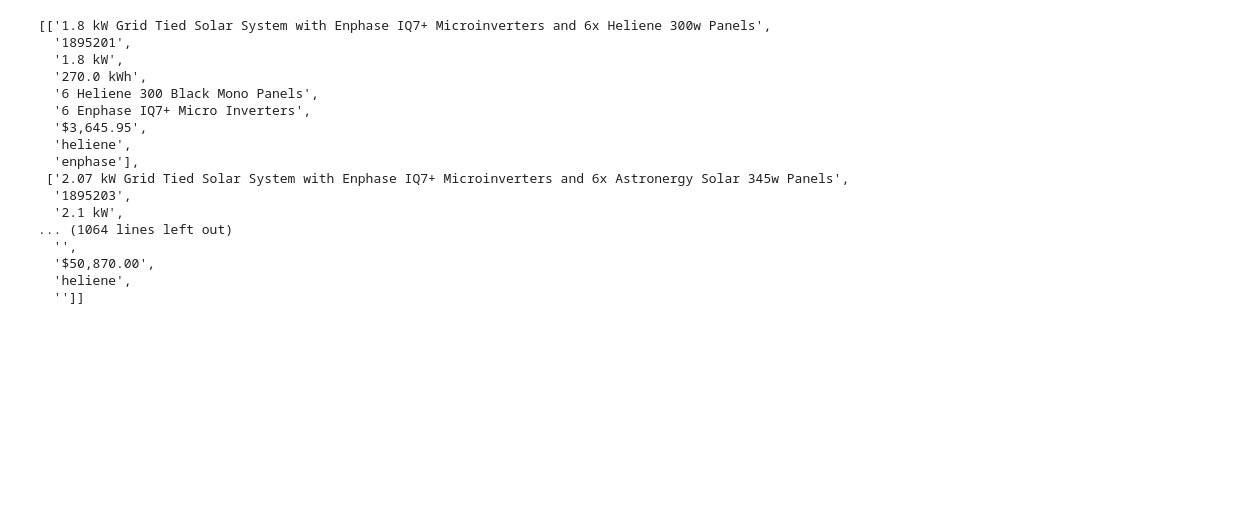
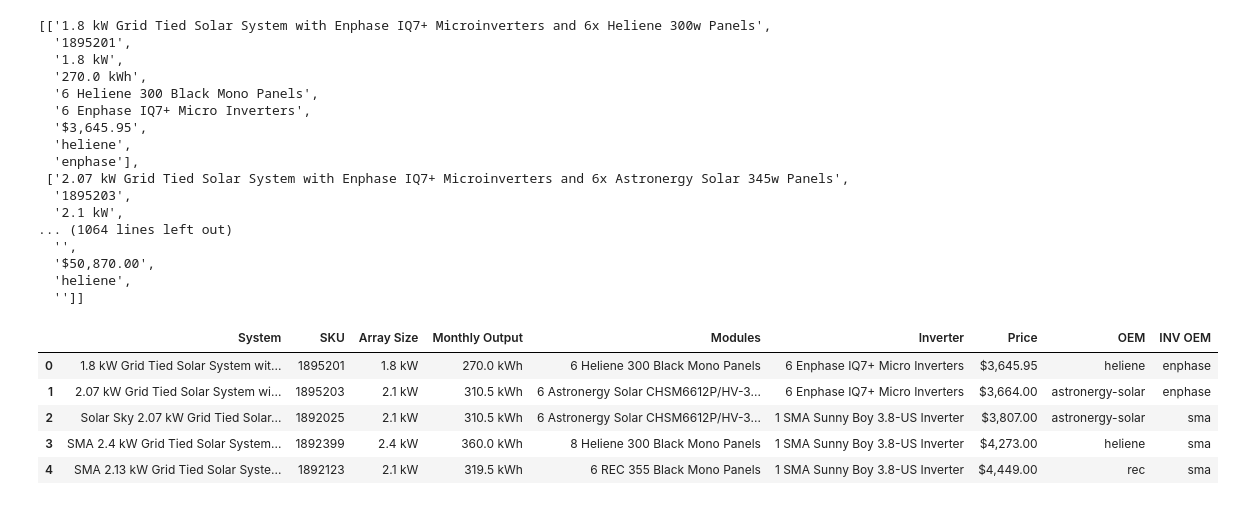
Before and after one commit to tahentx/gridshift, a Jupyter notebook: hardwarecosts.ipynb, the cells around one changed output. Cells and saved outputs as stored; diff of their text form; code cells hidden in the pictures; blank space fills up the shorter version.

Commit message:
convert lists to dataframe

```diff
--- a/hardwarecosts.ipynb
+++ b/hardwarecosts.ipynb
@@ -78,3 +78,15 @@ packages
   '$50,870.00',
   'heliene',
   '']]
+# %%
+columns = ['System','SKU','Array Size','Monthly Output','Modules','Inverter','Price','OEM',' INV OEM']
+df = pd.DataFrame(packages,columns=columns)
+# %%
+df.head()
+# %% [output]
+|  | System | SKU | Array Size | Monthly Output | Modules | Inverter | Price | OEM | INV OEM |
+| 0 | 1.8 kW Grid Tied Solar System wit... | 1895201 | 1.8 kW | 270.0 kWh | 6 Heliene 300 Black Mono Panels | 6 Enphase IQ7+ Micro Inverters | $3,645.95 | heliene | enphase |
+| 1 | 2.07 kW Grid Tied Solar System wi... | 1895203 | 2.1 kW | 310.5 kWh | 6 Astronergy Solar CHSM6612P/HV-3... | 6 Enphase IQ7+ Micro Inverters | $3,664.00 | astronergy-solar | enphase |
+| 2 | Solar Sky 2.07 kW Grid Tied Solar... | 1892025 | 2.1 kW | 310.5 kWh | 6 Astronergy Solar CHSM6612P/HV-3... | 1 SMA Sunny Boy 3.8-US Inverter | $3,807.00 | astronergy-solar | sma |
+| 3 | SMA 2.4 kW Grid Tied Solar System... | 1892399 | 2.4 kW | 360.0 kWh | 8 Heliene 300 Black Mono Panels | 1 SMA Sunny Boy 3.8-US Inverter | $4,273.00 | heliene | sma |
+| 4 | SMA 2.13 kW Grid Tied Solar Syste... | 1892123 | 2.1 kW | 319.5 kWh | 6 REC 355 Black Mono Panels | 1 SMA Sunny Boy 3.8-US Inverter | $4,449.00 | rec | sma |
```
